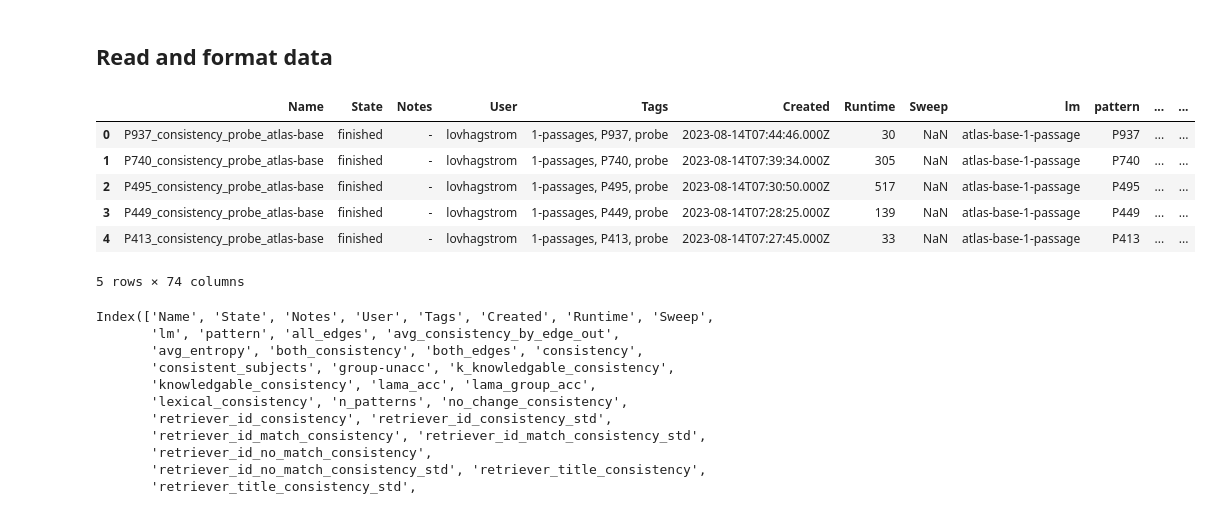
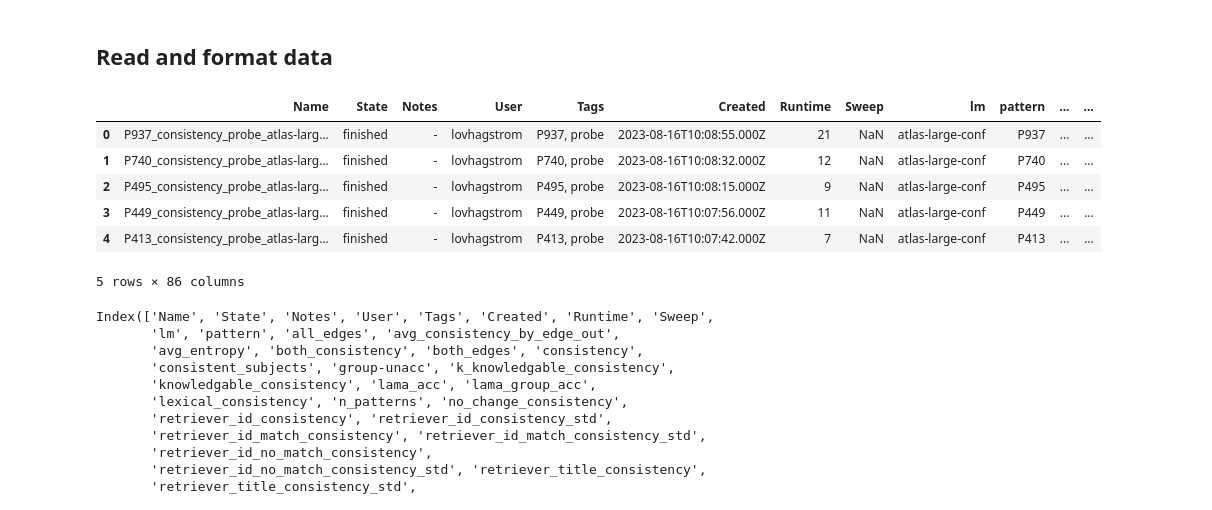
Before and after one commit to killahwhaleX/pararelstar, a Jupyter notebook: generate_result_plots.ipynb, the cells around one changed output. Saved outputs shown, nothing was run; the diff lists cells and outputs as text; code cells hidden in the pictures.

Commit message:
Make plots for Atlas-large with confidences

```diff
--- a/generate_result_plots.ipynb
+++ b/generate_result_plots.ipynb
@@ -88,16 +88,16 @@ relations_options_classification = {"ok": ["P17",
 # %% [markdown]
 ## Read and format data
 # %%
-data = pd.read_csv("data/results/new/2023_08_14_bert_base_with_1_passages.csv")
+data = pd.read_csv("data/results/new/2023_08_16_large_with_confidences.csv")
 data.head()
 # %% [output]
 |  | Name | State | Notes | User | Tags | Created | Runtime | Sweep | lm | pattern | ... | ... |
-| 0 | P937_consistency_probe_atlas-base | finished | - | lovhagstrom | 1-passages, P937, probe | 2023-08-14T07:44:46.000Z | 30 | NaN | atlas-base-1-passage | P937 | ... | ... |
-| 1 | P740_consistency_probe_atlas-base | finished | - | lovhagstrom | 1-passages, P740, probe | 2023-08-14T07:39:34.000Z | 305 | NaN | atlas-base-1-passage | P740 | ... | ... |
-| 2 | P495_consistency_probe_atlas-base | finished | - | lovhagstrom | 1-passages, P495, probe | 2023-08-14T07:30:50.000Z | 517 | NaN | atlas-base-1-passage | P495 | ... | ... |
-| 3 | P449_consistency_probe_atlas-base | finished | - | lovhagstrom | 1-passages, P449, probe | 2023-08-14T07:28:25.000Z | 139 | NaN | atlas-base-1-passage | P449 | ... | ... |
-| 4 | P413_consistency_probe_atlas-base | finished | - | lovhagstrom | 1-passages, P413, probe | 2023-08-14T07:27:45.000Z | 33 | NaN | atlas-base-1-passage | P413 | ... | ... |
+| 0 | P937_consistency_probe_atlas-larg... | finished | - | lovhagstrom | P937, probe | 2023-08-16T10:08:55.000Z | 21 | NaN | atlas-large-conf | P937 | ... | ... |
+| 1 | P740_consistency_probe_atlas-larg... | finished | - | lovhagstrom | P740, probe | 2023-08-16T10:08:32.000Z | 12 | NaN | atlas-large-conf | P740 | ... | ... |
+| 2 | P495_consistency_probe_atlas-larg... | finished | - | lovhagstrom | P495, probe | 2023-08-16T10:08:15.000Z | 9 | NaN | atlas-large-conf | P495 | ... | ... |
+| 3 | P449_consistency_probe_atlas-larg... | finished | - | lovhagstrom | P449, probe | 2023-08-16T10:07:56.000Z | 11 | NaN | atlas-large-conf | P449 | ... | ... |
+| 4 | P413_consistency_probe_atlas-larg... | finished | - | lovhagstrom | P413, probe | 2023-08-16T10:07:42.000Z | 7 | NaN | atlas-large-conf | P413 | ... | ... |
-5 rows × 74 columns
+5 rows × 86 columns
 # %%
 data.columns
 # %% [output]
```
Also changed, not shown: parts of 6 cells of this notebook.
